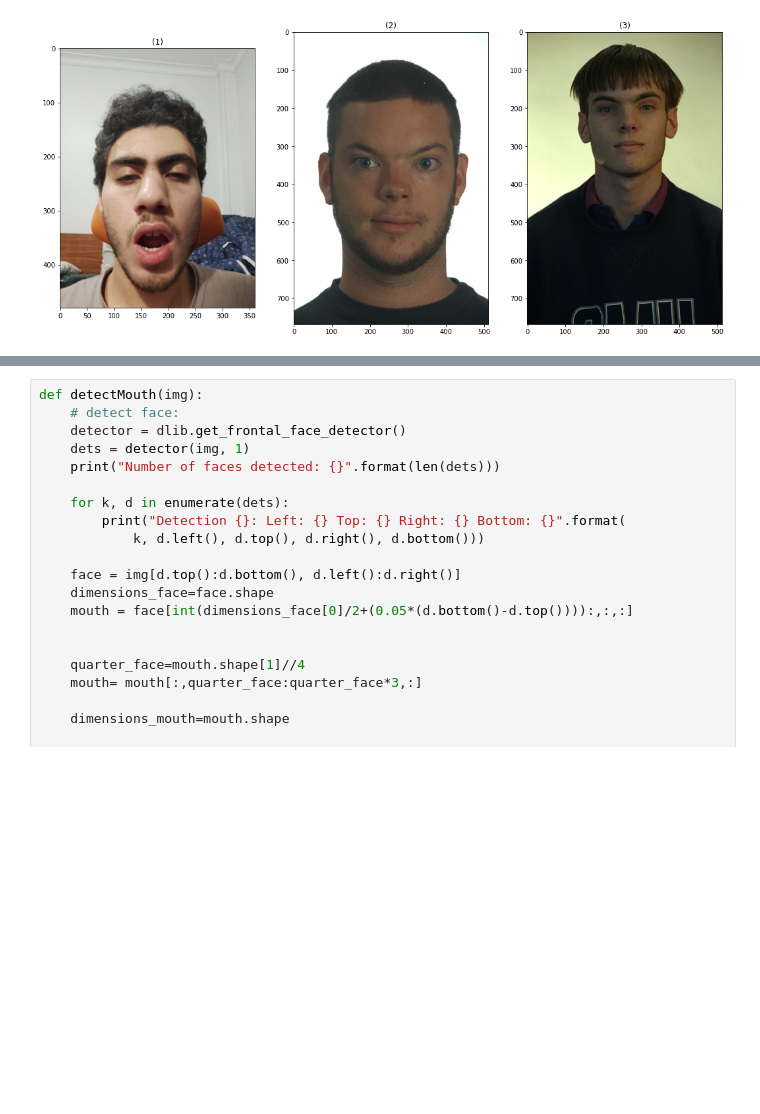
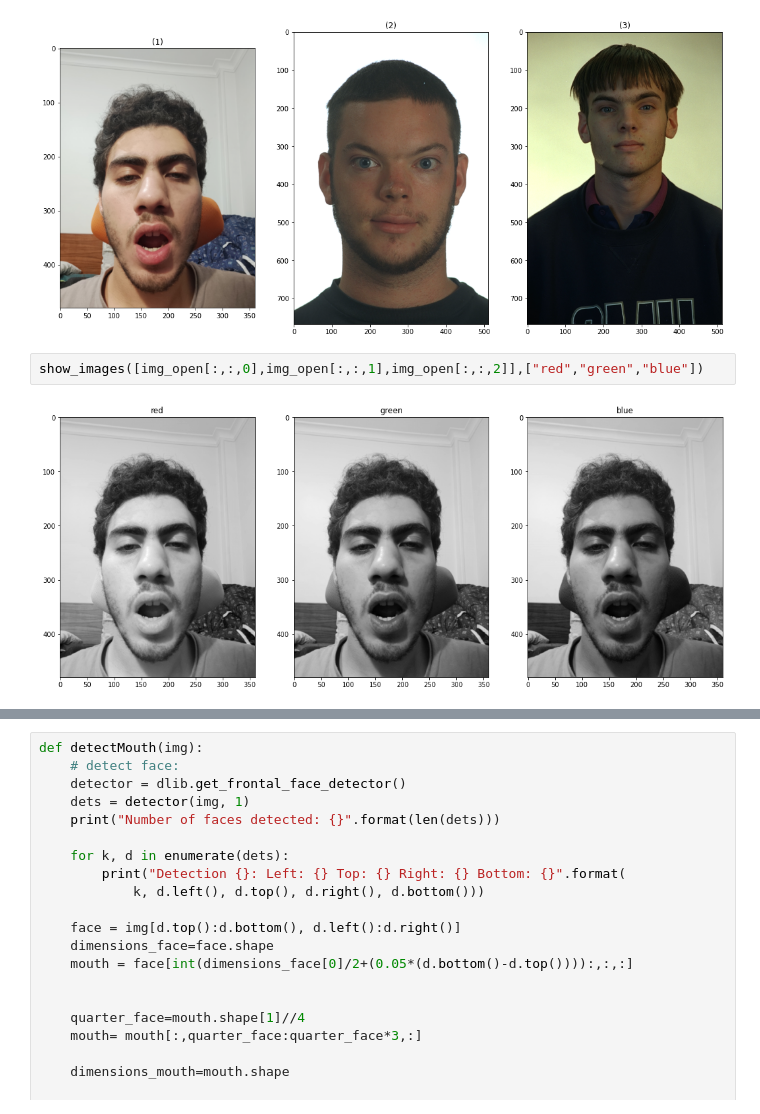
Before and after one commit to LoayMoh99/My_Social_Eye, a Jupyter notebook: Speaker_Detection/mouth_detection/MouthDetection.ipynb, the cells around one changed output, grey strips where cells are left out. Drawn from its saved outputs; the diff is of its cells as text; blank space fills up the shorter version.

```diff
--- a/Speaker_Detection/mouth_detection/MouthDetection.ipynb
+++ b/Speaker_Detection/mouth_detection/MouthDetection.ipynb
@@ -31,3 +28,7 @@ img_sample2=io.imread("./test_images/colorferet_1.ppm")
 show_images([img_open, img_sample,img_sample2])
 # %% [output]
 [figure]
+# %%
+show_images([img_open[:,:,0],img_open[:,:,1],img_open[:,:,2]],["red","green","blue"])
+# %% [output]
+[figure, added]
```
Also changed, not shown: parts of 18 cells of this notebook, 3 other files.
